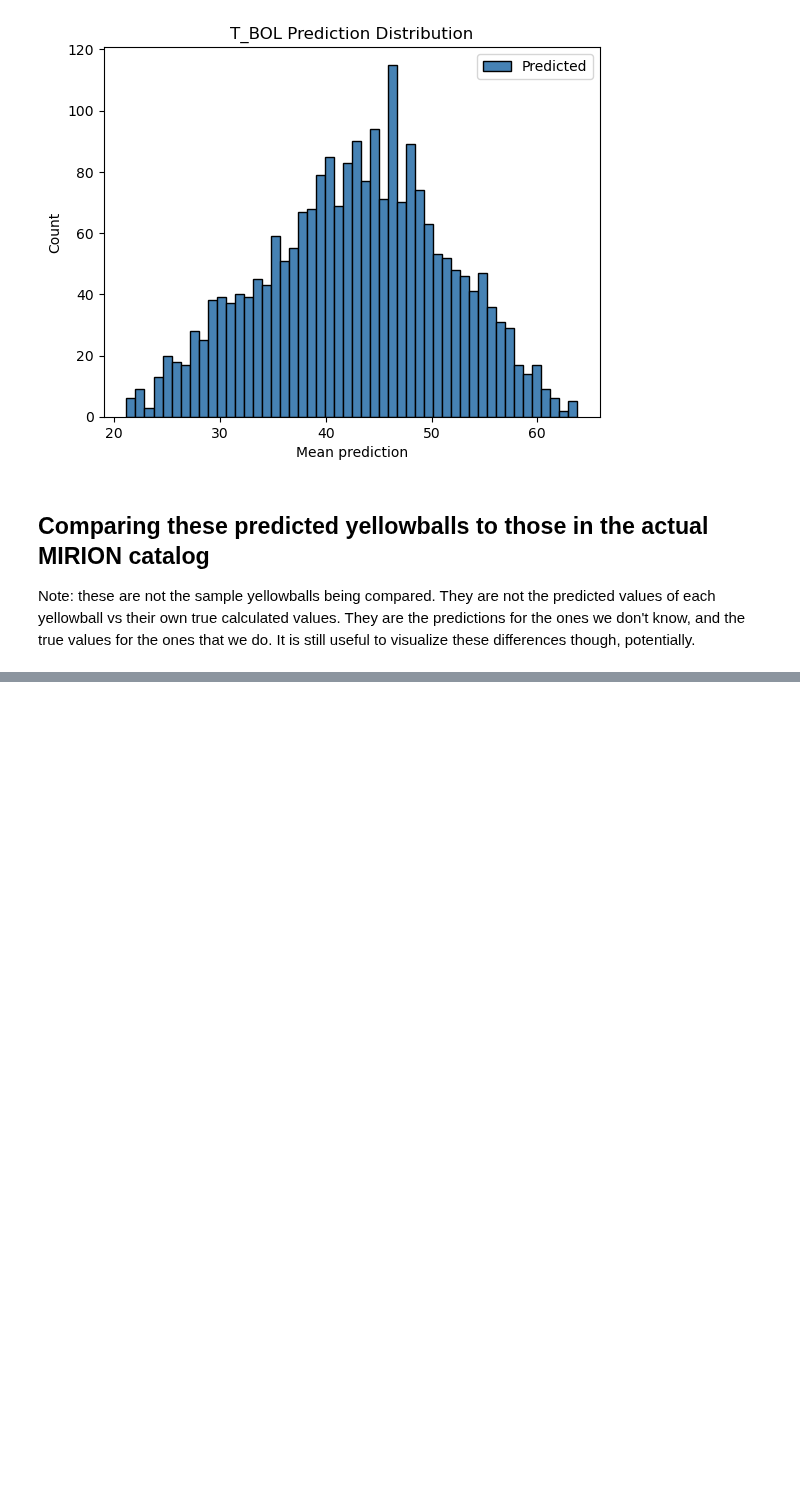
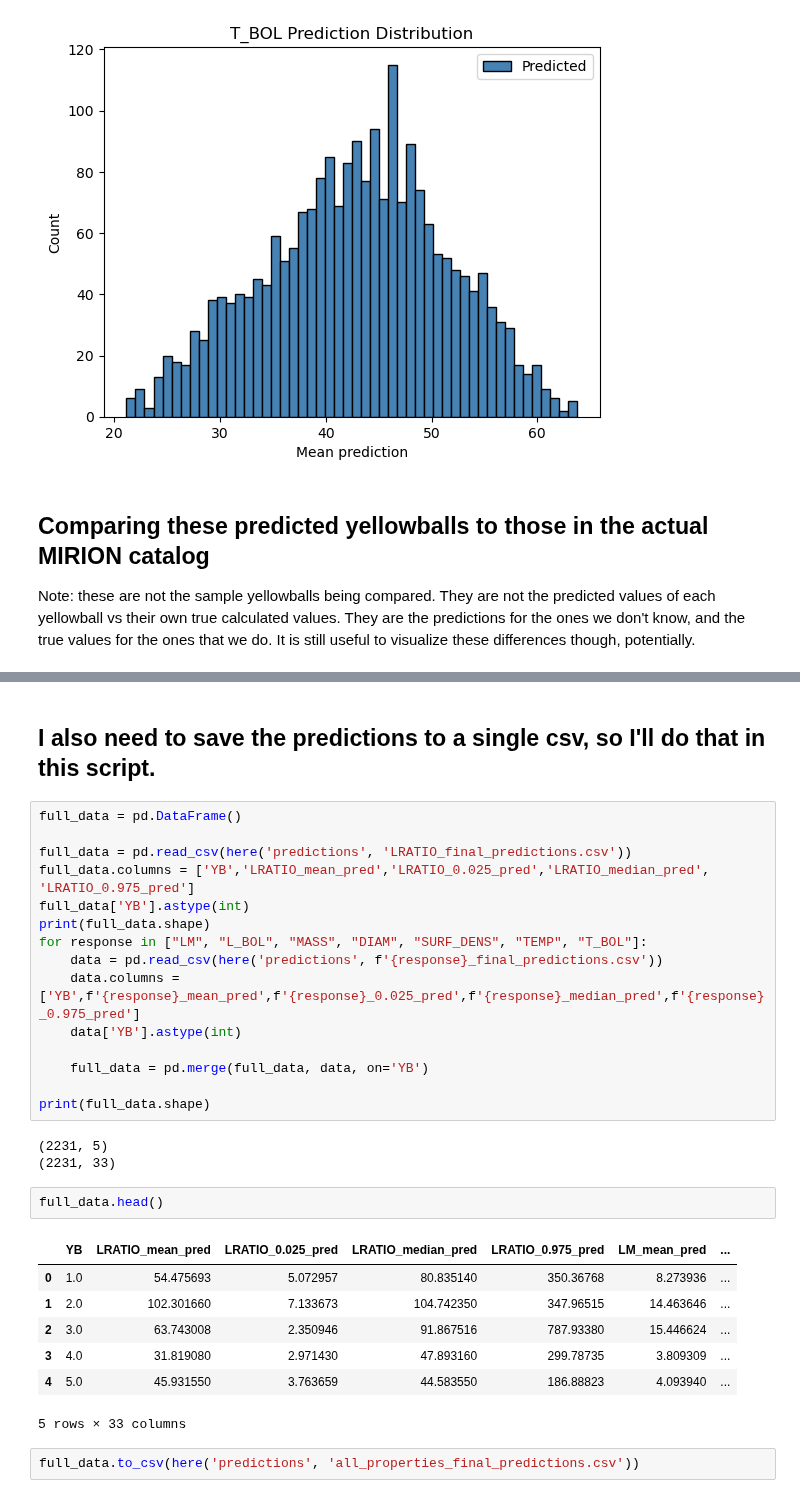
Before and after one commit to AlexEmert/Star-Formation-Research-Project-2026, a Jupyter notebook: graphing/prediction_intervals/prediction_interval_distributions/pred_dist_notebook.ipynb, the cells around one changed output, grey strips where cells are left out. Saved outputs shown, nothing was run; the diff lists cells and outputs as text; blank space fills up the shorter version.

```diff
--- a/graphing/prediction_intervals/prediction_interval_distributions/pred_dist_notebook.ipynb
+++ b/graphing/prediction_intervals/prediction_interval_distributions/pred_dist_notebook.ipynb
@@ -84,0 +90,32 @@ for response in ["LRATIO", "LM", "L_BOL", "MASS", "DIAM", "SURF_DENS", "TEMP", "
+# %% [markdown]
+## I also need to save the predictions to a single csv, so I'll do that in this script.
+# %%
+full_data = pd.DataFrame()
+
+full_data = pd.read_csv(here('predictions', 'LRATIO_final_predictions.csv'))
+full_data.columns = ['YB','LRATIO_mean_pred','LRATIO_0.025_pred','LRATIO_median_pred', 'LRATIO_0.975_pred']
+full_data['YB'].astype(int)
+print(full_data.shape)
+for response in ["LM", "L_BOL", "MASS", "DIAM", "SURF_DENS", "TEMP", "T_BOL"]:
+    data = pd.read_csv(here('predictions', f'{response}_final_predictions.csv'))
+    data.columns = ['YB',f'{response}_mean_pred',f'{response}_0.025_pred',f'{response}_median_pred',f'{response}_0.975_pred']
+    data['YB'].astype(int)
+
+    full_data = pd.merge(full_data, data, on='YB')
+
+print(full_data.shape)
+# %% [output]
+(2231, 5)
+(2231, 33)
+# %%
+full_data.head()
+# %% [output]
+|  | YB | LRATIO_mean_pred | LRATIO_0.025_pred | LRATIO_median_pred | LRATIO_0.975_pred | LM_mean_pred | ... |
+| 0 | 1.0 | 54.475693 | 5.072957 | 80.835140 | 350.36768 | 8.273936 | ... |
+| 1 | 2.0 | 102.301660 | 7.133673 | 104.742350 | 347.96515 | 14.463646 | ... |
+| 2 | 3.0 | 63.743008 | 2.350946 | 91.867516 | 787.93380 | 15.446624 | ... |
+| 3 | 4.0 | 31.819080 | 2.971430 | 47.893160 | 299.78735 | 3.809309 | ... |
+| 4 | 5.0 | 45.931550 | 3.763659 | 44.583550 | 186.88823 | 4.093940 | ... |
+5 rows × 33 columns
+# %%
+full_data.to_csv(here('predictions', 'all_properties_final_predictions.csv'))
```
Also changed, not shown: parts of 2 cells of this notebook, 38 other files.
